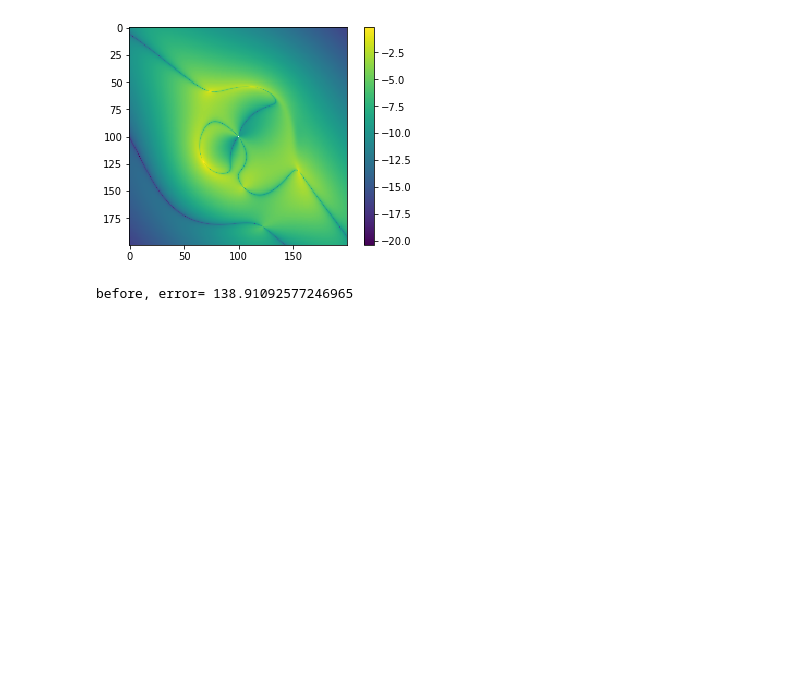
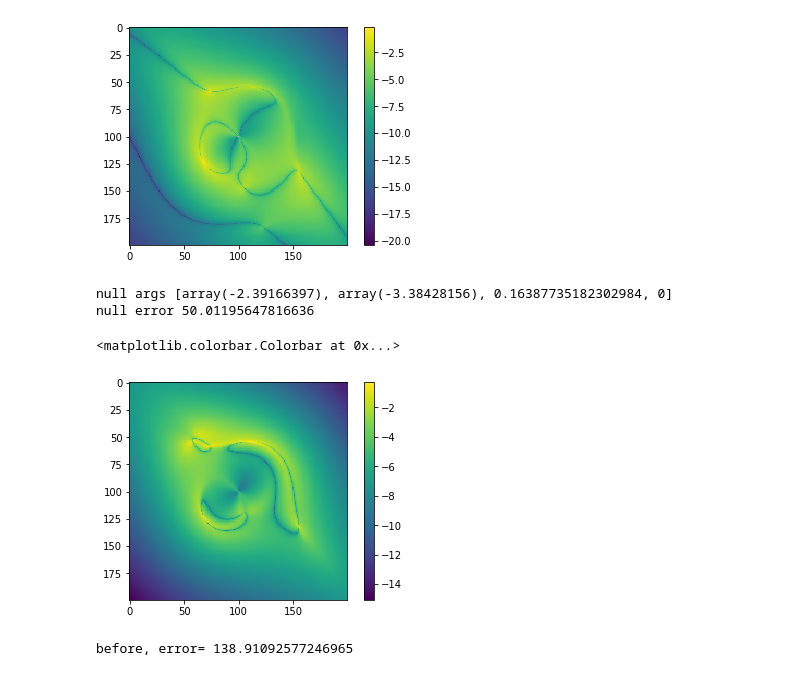
Before and after one commit to acagansengul/interlopers, a Jupyter notebook: emcee_subfit.ipynb, the cells around one changed output. Saved outputs shown, nothing was run; the diff lists cells and outputs as text; code cells hidden in the pictures; blank space fills up the shorter version.

Commit message:
added null comparison

```diff
--- a/emcee_subfit.ipynb
+++ b/emcee_subfit.ipynb
@@ -483,6 +469,19 @@ almost truth args [array(0.90557643), array(9.32129031), 0.16387735182302984, 0.
 almost truth error 17.72095676434488
 <matplotlib.colorbar.Colorbar at 0x...>
 [figure]
+# %%
+# no subhalos
+nfw_idx = 2 if zl < zd else 1 # todo check this
+almost_truth_args = [kwargs_lens[nfw_idx]['center_x'], kwargs_lens[nfw_idx]['center_y'], rsang, 0]
+print('null args', almost_truth_args)
+almost_truth_img = args_to_img(almost_truth_args)
+print('null error', error(almost_truth_img, image))
+plt.imshow(np.log(abs(almost_truth_img - image))); plt.colorbar()
+# %% [output]
+null args [array(-2.39166397), array(-3.38428156), 0.16387735182302984, 0]
+null error 50.01195647816636
+<matplotlib.colorbar.Colorbar at 0x...>
+[figure, added]
 # %%
 for j in range(nwalkers)[:2]:
 #     print('before')
```
Also changed, not shown: parts of 9 cells of this notebook.
